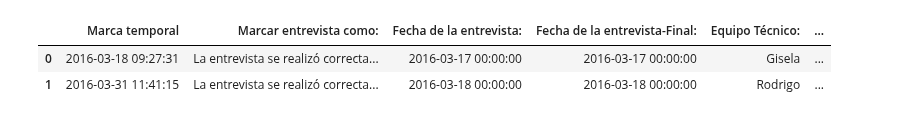
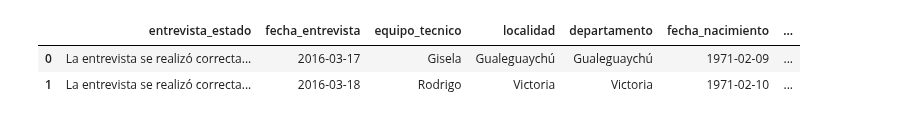
Before and after one commit to sosarodrigox/coderhouse_emprendedores_it, a Jupyter notebook: MachineLearning_SosaRodrigo.ipynb, the cells around one changed output. Saved outputs shown, nothing was run; the diff lists cells and outputs as text; code cells hidden in the pictures.

Commit message:
reduccion de columnas

```diff
--- a/MachineLearning_SosaRodrigo.ipynb
+++ b/MachineLearning_SosaRodrigo.ipynb
@@ -63,20 +63,17 @@ import plotly.graph_objects as go  # Para visualización de gráficos interactiv
 import plotly.figure_factory as ff  # Para visualización de gráficos interactivos
 import numpy as np  # Para manejo de arreglos
 # %%
-# Ruta del archivo Excel en GitHub
-url = "https://github.com/sosarodrigox/coderhouse_emprendedores_it/raw/main/emprendedores%20_it.xlsx"
+# Ruta del archivo CSV en GitHub
+url = "https://raw.githubusercontent.com/sosarodrigox/coderhouse_emprendedores_it/refs/heads/main/dataset_procesado.csv"
 
-df = pd.read_excel(url)
+df = pd.read_csv(url)
 
 # Configuración para mostrar todas las columnas
-pd.set_option("display.max_columns", None)  # Muestra todas las columnas sin cortes
-pd.set_option(
-    "display.expand_frame_repr", False
-)  # Evita el salto de línea entre las columnas
+pd.set_option("display.max_columns", None)
+pd.set_option("display.expand_frame_repr", False)
 
-# Mostrar las primeras filas
 df.head(2)
 # %% [output]
-|  | Marca temporal | Marcar entrevista como: | Fecha de la entrevista: | Fecha de la entrevista-Final: | Equipo Técnico: | ... |
-| 0 | 2016-03-18 09:27:31 | La entrevista se realizó correcta... | 2016-03-17 00:00:00 | 2016-03-17 00:00:00 | Gisela | ... |
-| 1 | 2016-03-31 11:41:15 | La entrevista se realizó correcta... | 2016-03-18 00:00:00 | 2016-03-18 00:00:00 | Rodrigo | ... |
+|  | entrevista_estado | fecha_entrevista | equipo_tecnico | localidad | departamento | fecha_nacimiento | ... |
+| 0 | La entrevista se realizó correcta... | 2016-03-17 | Gisela | Gualeguaychú | Gualeguaychú | 1971-02-09 | ... |
+| 1 | La entrevista se realizó correcta... | 2016-03-18 | Rodrigo | Victoria | Victoria | 1971-02-10 | ... |
```
Also changed, not shown: parts of 12 cells of this notebook, 1 other file.
